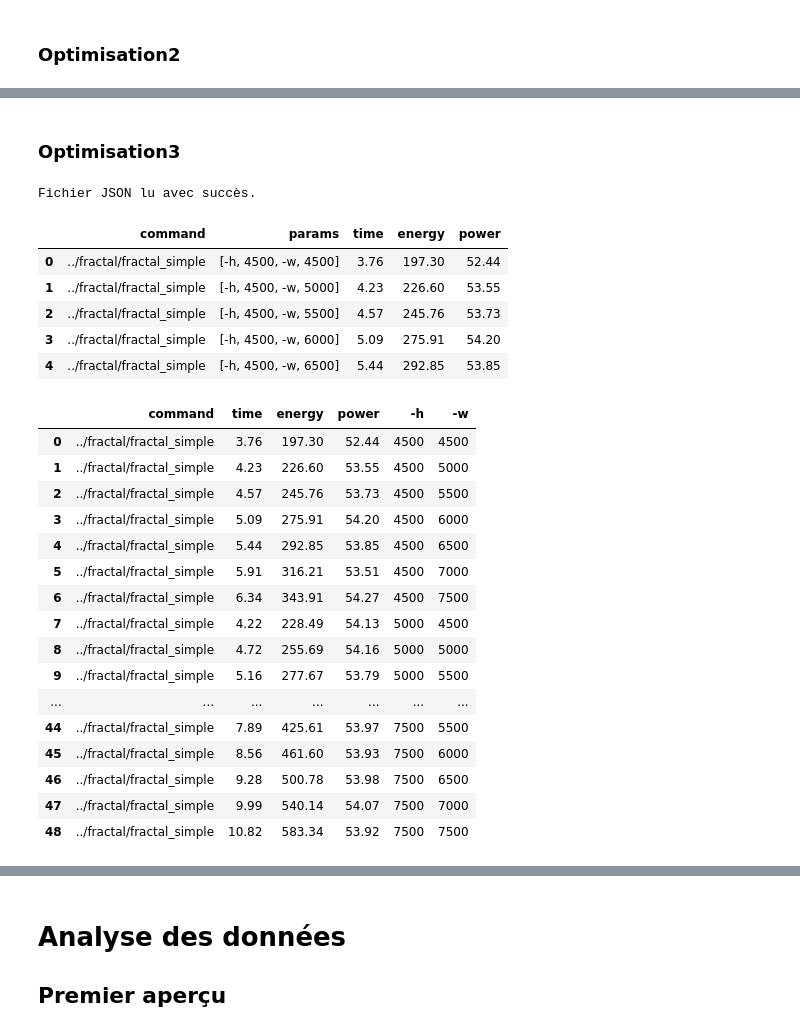
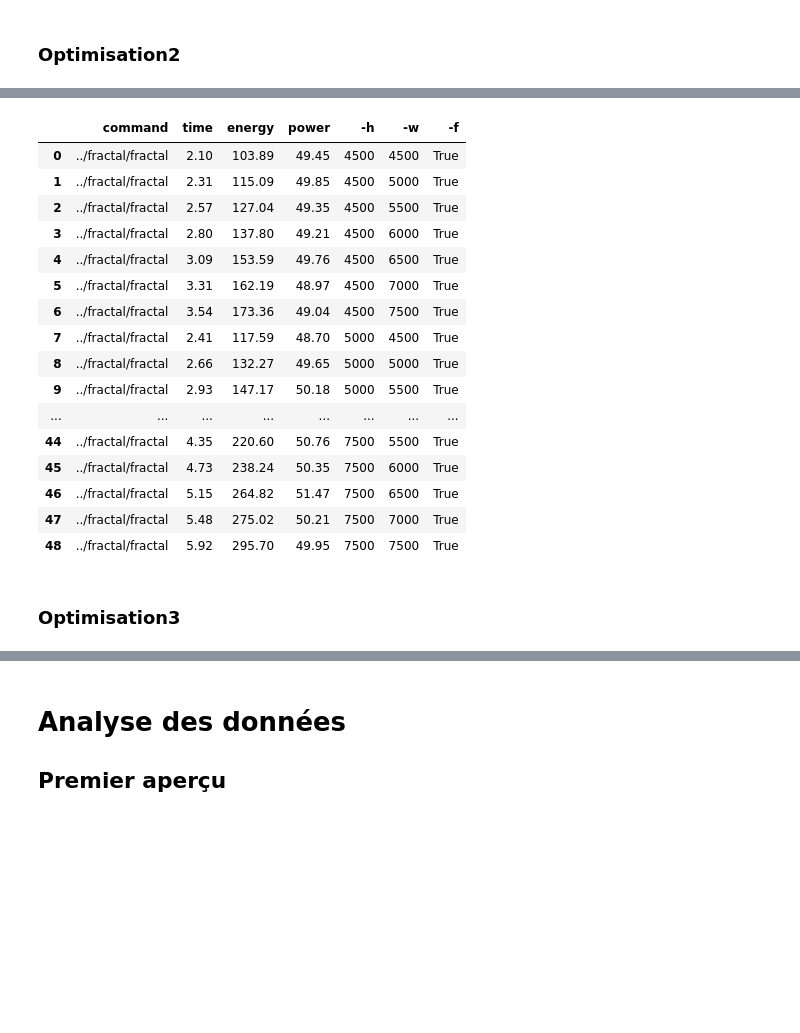
Before and after one commit to HDwayne/SE-ENER, a Jupyter notebook: result/analyse.ipynb, the cells around one changed output, grey strips where cells are left out. Drawn from its saved outputs; the diff is of its cells as text; code cells hidden in the pictures; blank space fills up the shorter version.

```diff
--- a/result/analyse.ipynb
+++ b/result/analyse.ipynb
@@ -155,0 +108,4 @@ data_opti2
+# %%
+file_path_opti2 = "./data-opti2-fractal/results.json"
+data_opti2 = import_json(file_path_opti2)
+data_opti2.head()
@@ -156,49 +120,23 @@ data_opti2
+# %%
+data_opti2 = format_data(data_opti2)
+data_opti2
+# %% [output]
+|  | command | time | energy | power | -h | -w | -f |
+| 0 | ../fractal/fractal | 2.10 | 103.89 | 49.45 | 4500 | 4500 | True |
+| 1 | ../fractal/fractal | 2.31 | 115.09 | 49.85 | 4500 | 5000 | True |
+| 2 | ../fractal/fractal | 2.57 | 127.04 | 49.35 | 4500 | 5500 | True |
+| 3 | ../fractal/fractal | 2.80 | 137.80 | 49.21 | 4500 | 6000 | True |
+| 4 | ../fractal/fractal | 3.09 | 153.59 | 49.76 | 4500 | 6500 | True |
+| 5 | ../fractal/fractal | 3.31 | 162.19 | 48.97 | 4500 | 7000 | True |
+| 6 | ../fractal/fractal | 3.54 | 173.36 | 49.04 | 4500 | 7500 | True |
+| 7 | ../fractal/fractal | 2.41 | 117.59 | 48.70 | 5000 | 4500 | True |
+| 8 | ../fractal/fractal | 2.66 | 132.27 | 49.65 | 5000 | 5000 | True |
+| 9 | ../fractal/fractal | 2.93 | 147.17 | 50.18 | 5000 | 5500 | True |
+| ... | ... | ... | ... | ... | ... | ... | ... |
+| 44 | ../fractal/fractal | 4.35 | 220.60 | 50.76 | 7500 | 5500 | True |
+| 45 | ../fractal/fractal | 4.73 | 238.24 | 50.35 | 7500 | 6000 | True |
+| 46 | ../fractal/fractal | 5.15 | 264.82 | 51.47 | 7500 | 6500 | True |
+| 47 | ../fractal/fractal | 5.48 | 275.02 | 50.21 | 7500 | 7000 | True |
+| 48 | ../fractal/fractal | 5.92 | 295.70 | 49.95 | 7500 | 7500 | True |
 # %% [markdown]
 ### Optimisation3
-# %%
-file_path_opti3 = "./data-opti2-fractal/results.json"
-
-if not os.path.exists(file_path_opti3):
-    print(f"Le fichier {file_path_opti3} est introuvable. Veuillez vérifier le chemin.")
-else:
-    try:
-        data_opti3 = pd.read_json(file_path_opti3)
-        print("Fichier JSON lu avec succès.")
-    except Exception as e:
-        print(f"Erreur lors de la lecture du fichier JSON : {e}")
-
-data_opti3.head()
-# %% [output]
-Fichier JSON lu avec succès.
-|  | command | params | time | energy | power |
-| 0 | ../fractal/fractal_simple | [-h, 4500, -w, 4500] | 3.76 | 197.30 | 52.44 |
-| 1 | ../fractal/fractal_simple | [-h, 4500, -w, 5000] | 4.23 | 226.60 | 53.55 |
-| 2 | ../fractal/fractal_simple | [-h, 4500, -w, 5500] | 4.57 | 245.76 | 53.73 |
-| 3 | ../fractal/fractal_simple | [-h, 4500, -w, 6000] | 5.09 | 275.91 | 54.20 |
-| 4 | ../fractal/fractal_simple | [-h, 4500, -w, 6500] | 5.44 | 292.85 | 53.85 |
-# %%
-param_dicts = data_opti3['params'].apply(params_to_dict)
-param_df = pd.DataFrame(param_dicts.tolist())
-
-data_opti3 = pd.concat([data_opti3.drop(columns=['params']), param_df], axis=1)
-data_opti3 = data_opti3.apply(pd.to_numeric, errors='ignore')
-
-data_opti3
-# %% [output]
-|  | command | time | energy | power | -h | -w |
-| 0 | ../fractal/fractal_simple | 3.76 | 197.30 | 52.44 | 4500 | 4500 |
-| 1 | ../fractal/fractal_simple | 4.23 | 226.60 | 53.55 | 4500 | 5000 |
-| 2 | ../fractal/fractal_simple | 4.57 | 245.76 | 53.73 | 4500 | 5500 |
-| 3 | ../fractal/fractal_simple | 5.09 | 275.91 | 54.20 | 4500 | 6000 |
-| 4 | ../fractal/fractal_simple | 5.44 | 292.85 | 53.85 | 4500 | 6500 |
-| 5 | ../fractal/fractal_simple | 5.91 | 316.21 | 53.51 | 4500 | 7000 |
-| 6 | ../fractal/fractal_simple | 6.34 | 343.91 | 54.27 | 4500 | 7500 |
-| 7 | ../fractal/fractal_simple | 4.22 | 228.49 | 54.13 | 5000 | 4500 |
-| 8 | ../fractal/fractal_simple | 4.72 | 255.69 | 54.16 | 5000 | 5000 |
-| 9 | ../fractal/fractal_simple | 5.16 | 277.67 | 53.79 | 5000 | 5500 |
-| ... | ... | ... | ... | ... | ... | ... |
-| 44 | ../fractal/fractal_simple | 7.89 | 425.61 | 53.97 | 7500 | 5500 |
-| 45 | ../fractal/fractal_simple | 8.56 | 461.60 | 53.93 | 7500 | 6000 |
-| 46 | ../fractal/fractal_simple | 9.28 | 500.78 | 53.98 | 7500 | 6500 |
-| 47 | ../fractal/fractal_simple | 9.99 | 540.14 | 54.07 | 7500 | 7000 |
-| 48 | ../fractal/fractal_simple | 10.82 | 583.34 | 53.92 | 7500 | 7500 |
```
Also changed, not shown: parts of 32 cells of this notebook, 6 other files.
